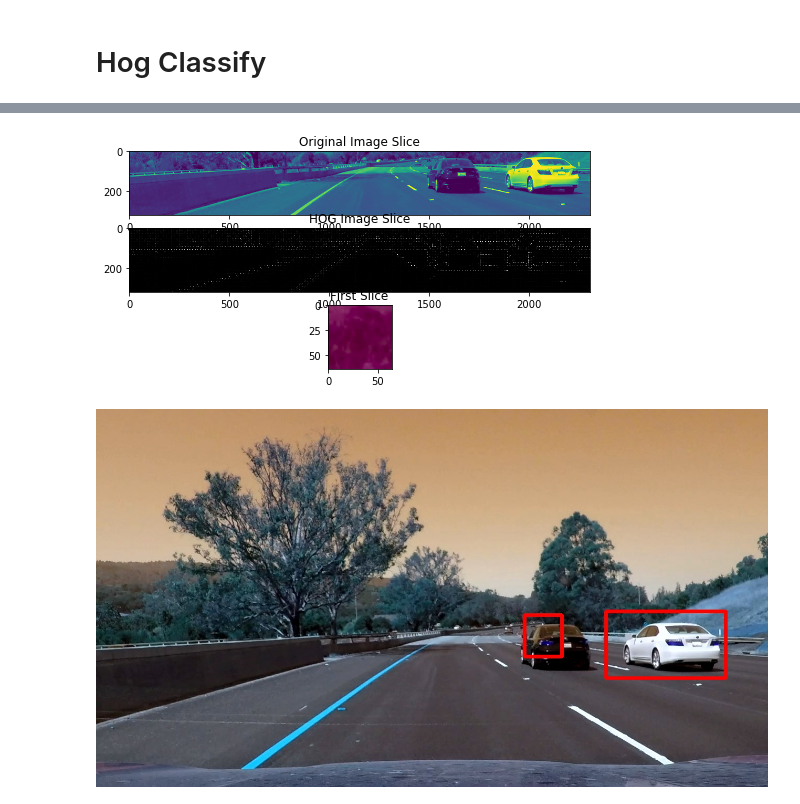
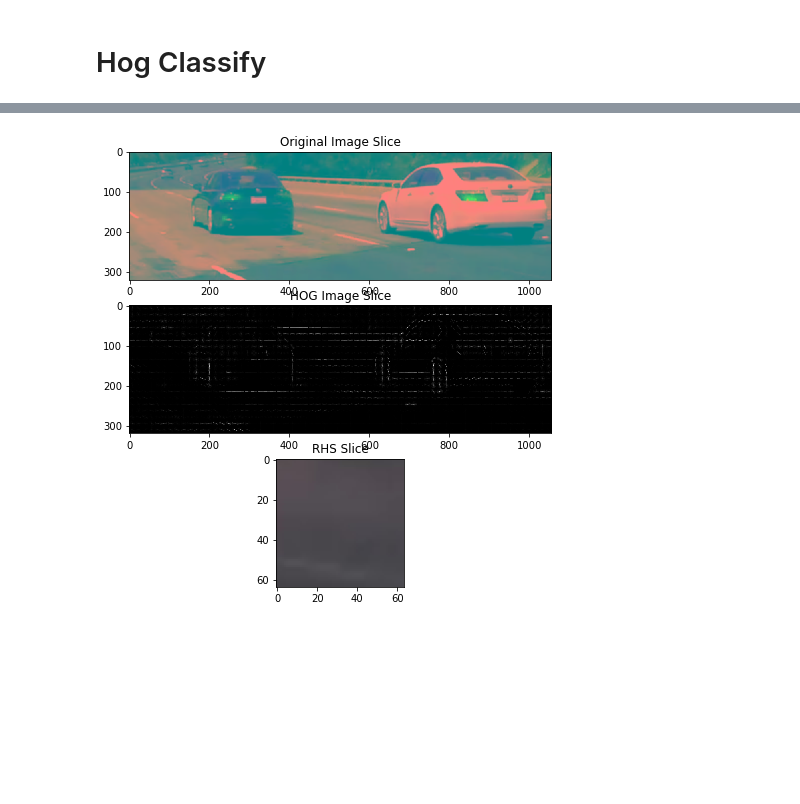
Before and after one commit to hortovanyi/udacity-vehicle-detection-project, a Jupyter notebook: Vehicle Detection Project.ipynb, the cells around one changed output, grey strips where cells are left out. Cells and saved outputs as stored; diff of their text form; code cells hidden in the pictures; blank space fills up the shorter version.

```diff
--- a/Vehicle Detection Project.ipynb
+++ b/Vehicle Detection Project.ipynb
@@ -78,10 +82,10 @@ cars = car_images
 notcars = not_car_images
 
 colorspace = 'YCrCb' # Can be BGR, HSV, LUV, HLS, YUV, YCrCb
-orient = 9
-pix_per_cell = 8
+orient = 32
+pix_per_cell = 16
 cell_per_block = 2
-hog_channel = 0 # Can be 0, 1, 2, or "ALL"
+hog_channel = 'ALL' # Can be 0, 1, 2, or "ALL"
 
 t=time.time()
 car_features = extract_hog_features(cars, cspace=colorspace, orient=orient,
@@ -110,7 +114,7 @@ rand_state = np.random.randint(0, 100)
 X_train, X_test, y_train, y_test = train_test_split(
     scaled_X, y, test_size=0.2, random_state=rand_state)
 
-print('Using:',orient,'orientations',pix_per_cell,
+print('Using:',hog_channel,'hog channel',orient,'orientations',pix_per_cell,
     'pixels per cell and', cell_per_block,'cells per block')
 print('Feature vector length:', len(X_train[0]))
 # %% [output]
@@ -195,15 +201,15 @@ def window_test(images=fixed(vimages), i:(0,len(vimages)-1)=0,
 # %%
 # initialise an object to contain common parameters
 color_space = 'YCrCb' # Can be BGR, HSV, LUV, HLS, YUV, YCrCb
-orient = 9  # HOG orientations
-pix_per_cell = 8 # HOG pixels per cell
+orient = 32  # HOG orientations
+pix_per_cell = 16 # HOG pixels per cell
 cell_per_block = 2 # HOG cells per block
-hog_channel = 0 # Can be 0, 1, 2, or "ALL"
+hog_channel = 'ALL' # Can be 0, 1, 2, or "ALL"
 spatial_size = (32, 32) # Spatial binning dimensions
 hist_bins = 32    # Number of histogram bins
 hist_range = (0,256)
 spatial_feat = False # Spatial features on or off
-hist_feat = True # Histogram features on or off
+hist_feat = False # Histogram features on or off
 hog_feat = True # HOG features on or off
 
 
@@ -230,49 +236,36 @@ def camera_window_box_test(images=fixed(vimages), i:(0,len(vimages)-1)=0, shape:
 # %%
 @interact
 def hog_slice_test(images=fixed(vimages), i:(0,len(vimages)-1)=0,
-                   shape:["small","smallish","medium","large","max"]="small"):
+                   shape:wb.shape_keys="small"):
     camera_image = CameraImage(images[i])
     window_boxes = WindowBoxes(camera_image.height, camera_image.width)
     image_slice = ImageSlice(camera_image, window_boxes, search_params, shape)
     image_windows = [wbs for wbs in image_slice.window_generator()]
     image = image_slice.image
 
     hog_image = image_slice.hog_image(0)
 #     print(window_boxes.bounding_box(shape), window_boxes.resize_64x64_ratio(shape), image.shape)
 
     hog_features_list = image_slice.hog_features_list
 #     print(len(hog_features_list))
 #     print("hog_features_list[0].values.shape=",hog_features_list[0].values.shape)
 #     print(image_slice.image.shape,hog_image.shape)
     #print(window_boxes.windows(shape))
 #     print(image_windows)
 
 #     for w in image_windows:
 #         print("windows: %r slice_window %r hog: %r" % (w.bbox, w.bbox_slice,
 #                                                        image_slice.window_hog_features(w.bbox_slice)))
-    fig = plt.figure(figsize=(12,4))
+    fig = plt.figure(figsize=(20,8))
     plt.subplot(311)
-    plt.imshow(cv2.cvtColor(image, cv2.COLOR_BGR2YCrCb)[:,:,0])
+    plt.imshow(cv2.cvtColor(image, cv2.COLOR_BGR2YCrCb)[:,:,:])
     plt.title('Original Image Slice')
     plt.subplot(312)
     plt.imshow(hog_image, cmap='gray')
     plt.title('HOG Image Slice')
     plt.subplot(313)
     plt.imshow(hog_image, cmap='gray')
-    plt.title('First Slice')
-    plt.imshow(cv2.cvtColor(image_slice.slice_window(image_windows[0].bbox_slice), cv2.COLOR_LUV2RGB))
+    plt.title('RHS Slice')
+    plt.imshow(cv2.cvtColor(image_slice.slice_window(image_windows[-1:][0].bbox_slice), cv2.COLOR_YCrCb2RGB))
 # %% [output]
-[figure, old version]
+[figure, new version]
-# %%
-loop = asyncio.new_event_loop()
-asyncio.set_event_loop(loop)
-
-@interact
-def hot_windows_test(images=fixed(vimages), i:(0,len(vimages)-1)=0):
-
-    vehicle_detection = VehicleDetection(search_params,images[i].shape[0], images[i].shape[1], loop)
-    vehicle_detection.image = images[i]
-
-    return arr2img(vehicle_detection.result)
-# %% [output]
-[figure, removed]
```
Also changed, not shown: parts of 14 cells of this notebook, 7 other files.
